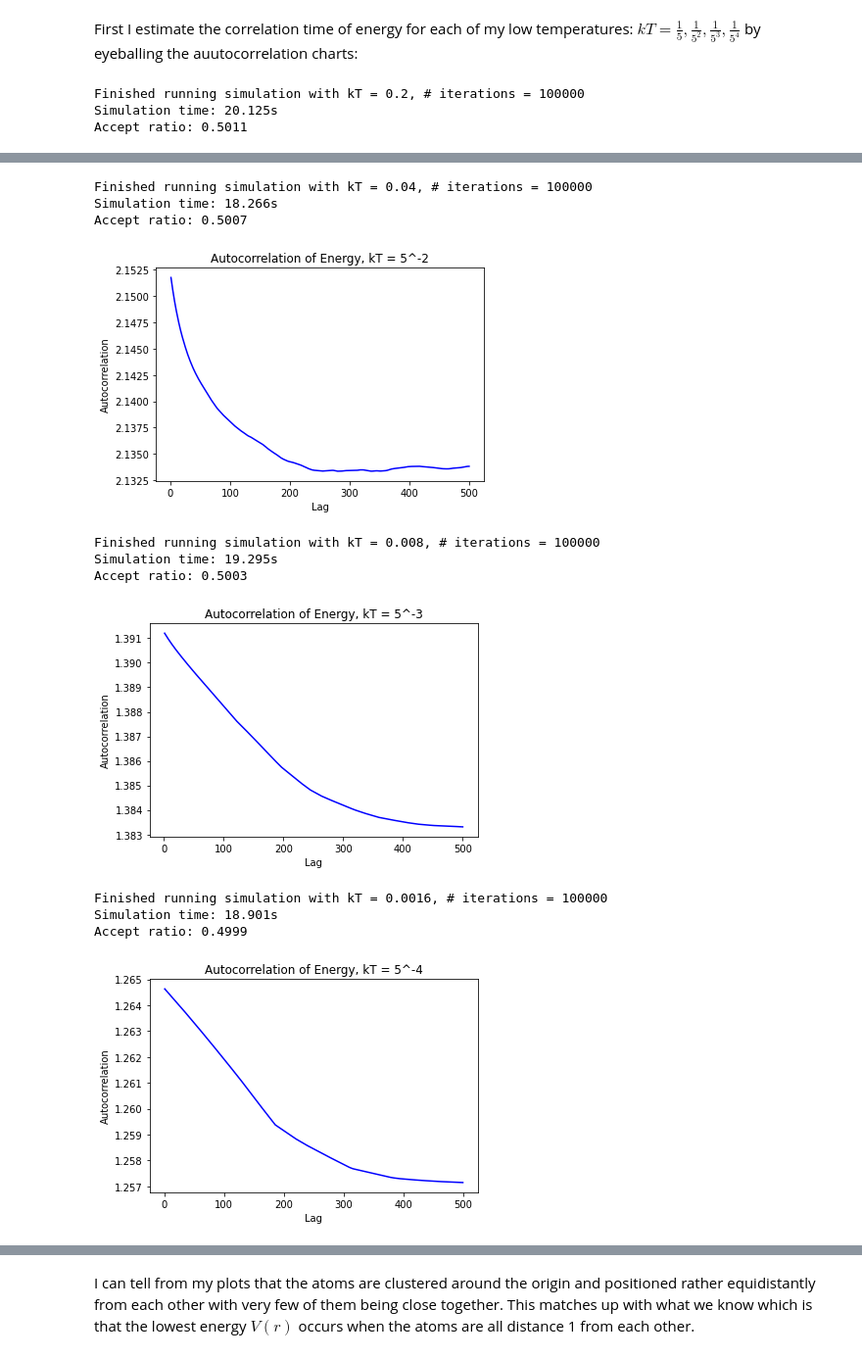
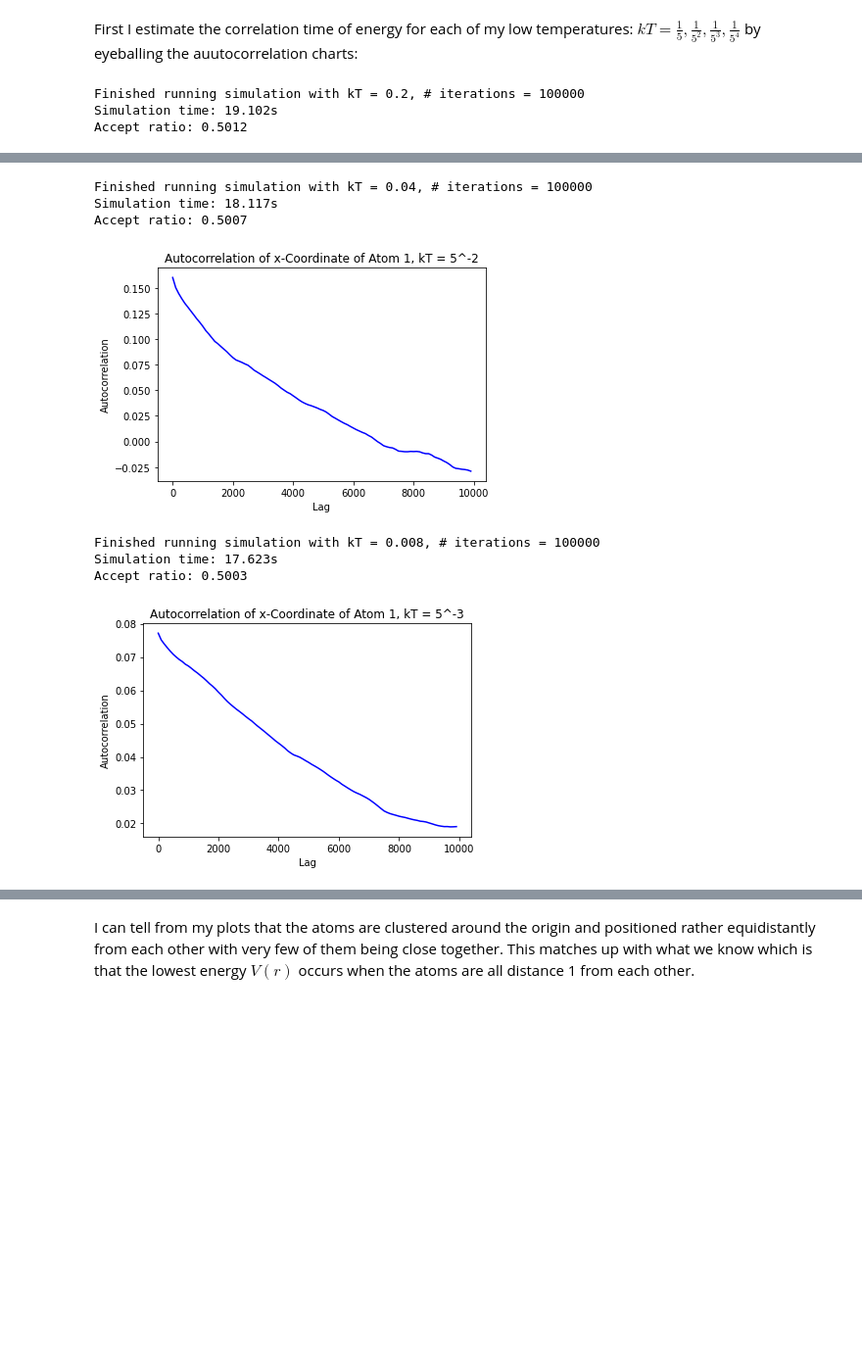
Before and after one commit to JChenster/APHY_470, a Jupyter notebook: hw6/JZC_hw6_problem1.ipynb, the cells around one changed output, grey strips where cells are left out. Shown: that part at 98% size. Drawn from its saved outputs; the diff is of its cells as text; code cells hidden in the pictures; blank space fills up the shorter version.

```diff
--- a/hw6/JZC_hw6_problem1.ipynb
+++ b/hw6/JZC_hw6_problem1.ipynb
@@ -121,7 +121,7 @@ def autocorrelation(data, lag):
     return autocorr
 
 def plot_autocorrelation(data, max_lag, title, col):
-    lags = numpy.asarray(range(1, max_lag + 1))
+    lags = numpy.asarray(range(1, max_lag + 1, 100))
     autocorrs = []
     for lag in lags:
         autocorrs.append(autocorrelation(data, lag))
@@ -151,15 +151,15 @@ First I estimate the correlation time of energy for each of my low temperatures:
 # %%
 results = {}
 
-for i in range(-1, -5, -1):
+for i in range(-1, -4, -1):
     temp = 5 ** i
     r_list, energy_list = metropolis_sampling(r_atoms, temp, walk_length)
     results[temp] = [r_list, energy_list]
-    #first_atom_x = []
-    #for j in range(walk_length):
-    #    first_atom_x.append(r_list[j][0][0])
-    plot_autocorrelation(energy_list, 500, f"Autocorrelation of Energy, kT = 5^{i}", "blue")
+    first_atom_x = []
+    for j in range(walk_length):
+        first_atom_x.append(r_list[j][0][0])
+    plot_autocorrelation(first_atom_x, 10000, f"Autocorrelation of x-Coordinate of Atom 1, kT = 5^{i}", "blue")
 # %% [output]
 Finished running simulation with kT = 0.2, # iterations = 100000
-Simulation time: 20.125s
-Accept ratio: 0.5011
+Simulation time: 19.102s
+Accept ratio: 0.5012
@@ -167,13 +167,9 @@ Accept ratio: 0.5011
 Finished running simulation with kT = 0.04, # iterations = 100000
-Simulation time: 18.266s
+Simulation time: 18.117s
 Accept ratio: 0.5007
-[figure, old version]
+[figure, new version]
 Finished running simulation with kT = 0.008, # iterations = 100000
-Simulation time: 19.295s
+Simulation time: 17.623s
 Accept ratio: 0.5003
-[figure, old version]
+[figure, new version]
-Finished running simulation with kT = 0.0016, # iterations = 100000
-Simulation time: 18.901s
-Accept ratio: 0.4999
-[figure, removed]
 # %% [markdown]
```
Also changed, not shown: parts of 8 cells of this notebook.
